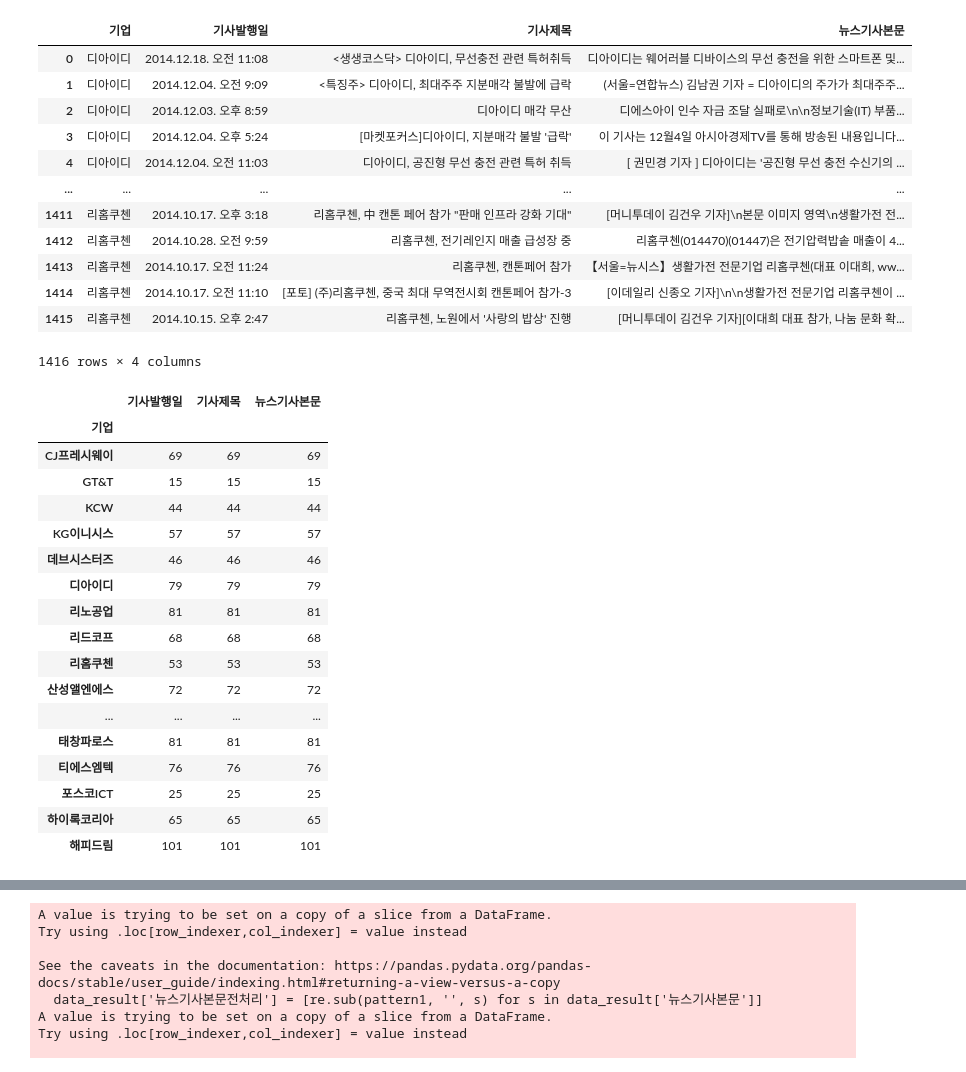
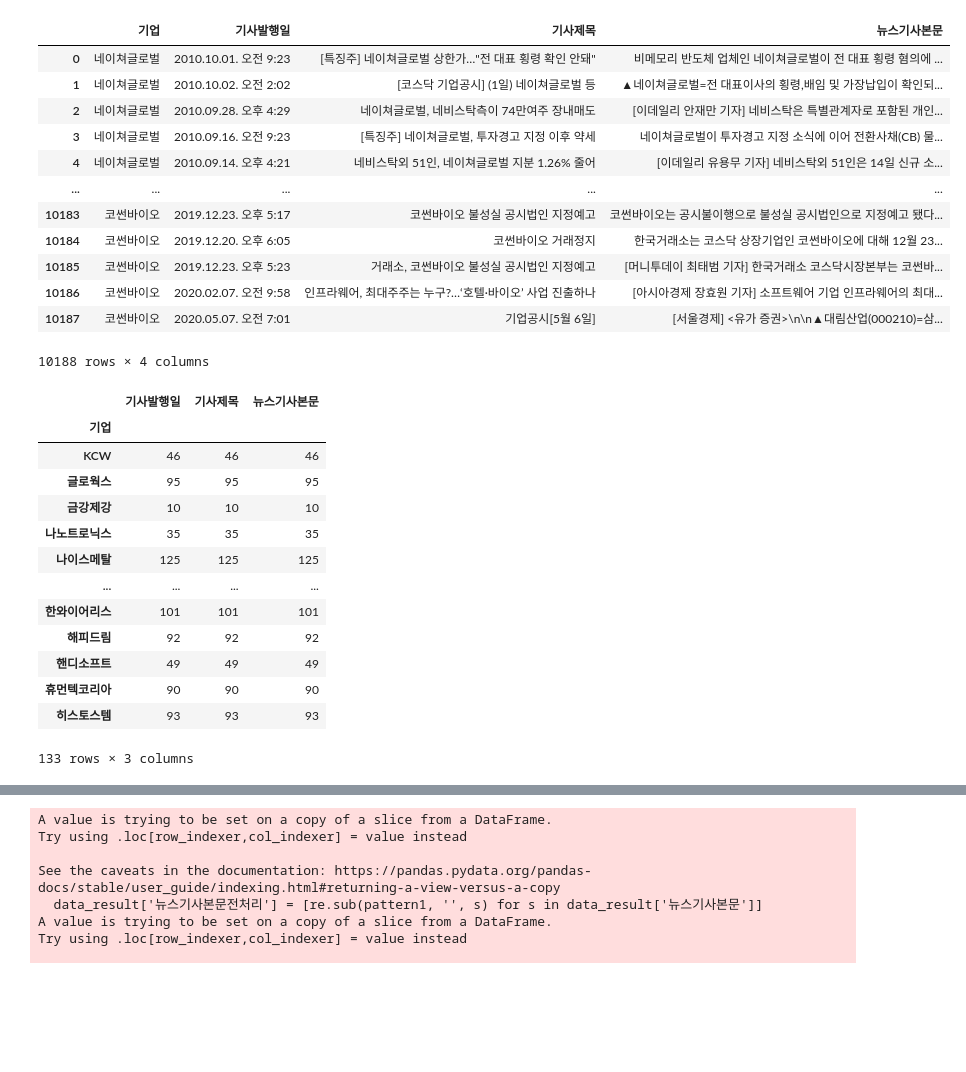
Before and after one commit to YJ-97/Corporate_Bankruptcy_Prediction, a Jupyter notebook: 뉴스전처리/news_preprocess.ipynb, the cells around one changed output, grey strips where cells are left out. Saved outputs shown, nothing was run; the diff lists cells and outputs as text; code cells hidden in the pictures; blank space fills up the shorter version.

```diff
--- a/뉴스전처리/news_preprocess.ipynb
+++ b/뉴스전처리/news_preprocess.ipynb
@@ -2,43 +2,39 @@
 import pandas as pd
 import re
 # %%
-data = pd.read_csv('./news/뉴스_2014.csv')
+data = pd.read_csv('./상폐기업뉴스.csv')
 data
 # %% [output]
 |  | 기업 | 기사발행일 | 기사제목 | 뉴스기사본문 |
-| 0 | 디아이디 | 2014.12.18. 오전 11:08 | <생생코스닥> 디아이디, 무선충전 관련 특허취득 | 디아이디는 웨어러블 디바이스의 무선 충전을 위한 스마트폰 및... |
-| 1 | 디아이디 | 2014.12.04. 오전 9:09 | <특징주> 디아이디, 최대주주 지분매각 불발에 급락 | (서울=연합뉴스) 김남권 기자 = 디아이디의 주가가 최대주주... |
-| 2 | 디아이디 | 2014.12.03. 오후 8:59 | 디아이디 매각 무산 | 디에스아이 인수 자금 조달 실패로\n\n정보기술(IT) 부품... |
-| 3 | 디아이디 | 2014.12.04. 오후 5:24 | [마켓포커스]디아이디, 지분매각 불발 '급락' | 이 기사는 12월4일 아시아경제TV를 통해 방송된 내용입니다... |
-| 4 | 디아이디 | 2014.12.04. 오전 11:03 | 디아이디, 공진형 무선 충전 관련 특허 취득 | [ 권민경 기자 ] 디아이디는 '공진형 무선 충전 수신기의 ... |
+| 0 | 네이쳐글로벌 | 2010.10.01. 오전 9:23 | [특징주] 네이쳐글로벌 상한가…"전 대표 횡령 확인 안돼" | 비메모리 반도체 업체인 네이쳐글로벌이 전 대표 횡령 혐의에 ... |
+| 1 | 네이쳐글로벌 | 2010.10.02. 오전 2:02 | [코스닥 기업공시] (1일) 네이쳐글로벌 등 | ▲네이쳐글로벌=전 대표이사의 횡령,배임 및 가장납입이 확인되... |
+| 2 | 네이쳐글로벌 | 2010.09.28. 오후 4:29 | 네이쳐글로벌, 네비스탁측이 74만여주 장내매도 | [이데일리 안재만 기자] 네비스탁은 특별관계자로 포함된 개인... |
+| 3 | 네이쳐글로벌 | 2010.09.16. 오전 9:23 | [특징주] 네이쳐글로벌, 투자경고 지정 이후 약세 | 네이쳐글로벌이 투자경고 지정 소식에 이어 전환사채(CB) 물... |
+| 4 | 네이쳐글로벌 | 2010.09.14. 오후 4:21 | 네비스탁외 51인, 네이쳐글로벌 지분 1.26% 줄어 | [이데일리 유용무 기자] 네비스탁외 51인은 14일 신규 소... |
 | ... | ... | ... | ... | ... |
-| 1411 | 리홈쿠첸 | 2014.10.17. 오후 3:18 | 리홈쿠첸, 中 캔톤 페어 참가 "판매 인프라 강화 기대" | [머니투데이 김건우 기자]\n본문 이미지 영역\n생활가전 전... |
-| 1412 | 리홈쿠첸 | 2014.10.28. 오전 9:59 | 리홈쿠첸, 전기레인지 매출 급성장 중 | 리홈쿠첸(014470)(01447)은 전기압력밥솥 매출이 4... |
-| 1413 | 리홈쿠첸 | 2014.10.17. 오전 11:24 | 리홈쿠첸, 캔톤페어 참가 | 【서울=뉴시스】생활가전 전문기업 리홈쿠첸(대표 이대희, ww... |
-| 1414 | 리홈쿠첸 | 2014.10.17. 오전 11:10 | [포토] (주)리홈쿠첸, 중국 최대 무역전시회 캔톤페어 참가-3 | [이데일리 신종오 기자]\n\n생활가전 전문기업 리홈쿠첸이 ... |
-| 1415 | 리홈쿠첸 | 2014.10.15. 오후 2:47 | 리홈쿠첸, 노원에서 '사랑의 밥상' 진행 | [머니투데이 김건우 기자][이대희 대표 참가, 나눔 문화 확... |
+| 10183 | 코썬바이오 | 2019.12.23. 오후 5:17 | 코썬바이오 불성실 공시법인 지정예고 | 코썬바이오는 공시불이행으로 불성실 공시법인으로 지정예고 됐다... |
+| 10184 | 코썬바이오 | 2019.12.20. 오후 6:05 | 코썬바이오 거래정지 | 한국거래소는 코스닥 상장기업인 코썬바이오에 대해 12월 23... |
+| 10185 | 코썬바이오 | 2019.12.23. 오후 5:23 | 거래소, 코썬바이오 불성실 공시법인 지정예고 | [머니투데이 최태범 기자] 한국거래소 코스닥시장본부는 코썬바... |
+| 10186 | 코썬바이오 | 2020.02.07. 오전 9:58 | 인프라웨어, 최대주주는 누구?…‘호텔·바이오’ 사업 진출하나 | [아시아경제 장효원 기자] 소프트웨어 기업 인프라웨어의 최대... |
+| 10187 | 코썬바이오 | 2020.05.07. 오전 7:01 | 기업공시[5월 6일] | [서울경제] <유가 증권>\n\n▲대림산업(000210)=삼... |
-1416 rows × 4 columns
+10188 rows × 4 columns
 # %%
 data.groupby('기업').count()
 # %% [output]
 |  | 기사발행일 | 기사제목 | 뉴스기사본문 |
 | 기업 |  |  |  |
-| CJ프레시웨이 | 69 | 69 | 69 |
-| GT&T | 15 | 15 | 15 |
-| KCW | 44 | 44 | 44 |
-| KG이니시스 | 57 | 57 | 57 |
-| 데브시스터즈 | 46 | 46 | 46 |
-| 디아이디 | 79 | 79 | 79 |
-| 리노공업 | 81 | 81 | 81 |
-| 리드코프 | 68 | 68 | 68 |
-| 리홈쿠첸 | 53 | 53 | 53 |
-| 산성앨엔에스 | 72 | 72 | 72 |
+| KCW | 46 | 46 | 46 |
+| 글로웍스 | 95 | 95 | 95 |
+| 금강제강 | 10 | 10 | 10 |
+| 나노트로닉스 | 35 | 35 | 35 |
+| 나이스메탈 | 125 | 125 | 125 |
 | ... | ... | ... | ... |
-| 태창파로스 | 81 | 81 | 81 |
-| 티에스엠텍 | 76 | 76 | 76 |
-| 포스코ICT | 25 | 25 | 25 |
-| 하이록코리아 | 65 | 65 | 65 |
-| 해피드림 | 101 | 101 | 101 |
+| 한와이어리스 | 101 | 101 | 101 |
+| 해피드림 | 92 | 92 | 92 |
+| 핸디소프트 | 49 | 49 | 49 |
+| 휴먼텍코리아 | 90 | 90 | 90 |
+| 히스토스템 | 93 | 93 | 93 |
+133 rows × 3 columns
 # %%
 제거할기사제목 = ['증시 일정', '증시일정', '장마감후', '장 마감 후', '장마감공시', '증시 캘린더', '재송', '투자정보', \
     '코스닥 기업공시', '장중 주요', '코스닥 3분기 결산', '주요 뉴스 및 공시', '기업공시',' 기업 공시', '장 종료 후', \
```
Also changed, not shown: parts of 5 cells of this notebook, 15 other files.
